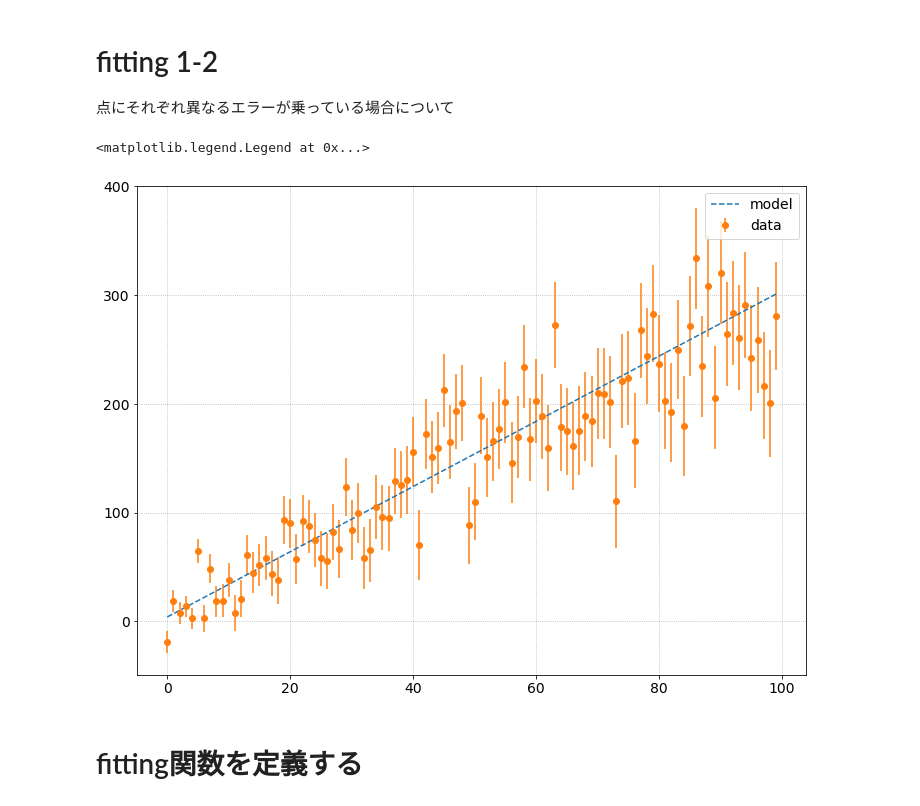
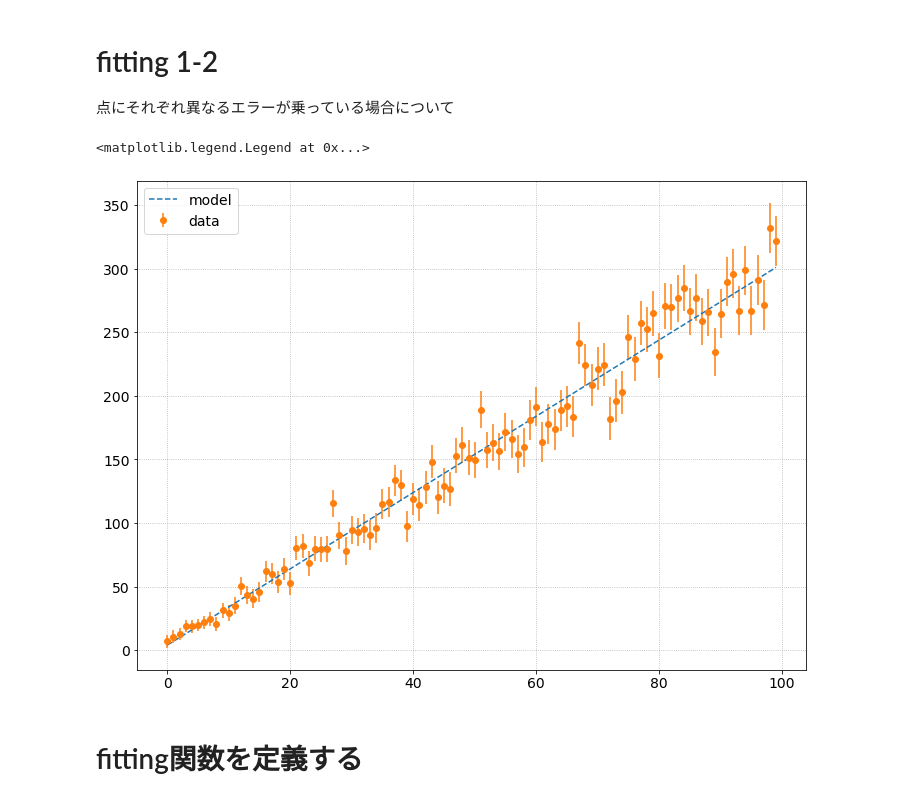
Before and after one commit to tterasaki/statistics, a Jupyter notebook: fitting1-2.ipynb, the cells around one changed output. Cells and saved outputs as stored; diff of their text form; code cells hidden in the pictures.

```diff
--- a/fitting1-2.ipynb
+++ b/fitting1-2.ipynb
@@ -22,21 +22,21 @@ from inspect import getsource
 # %%
 a_model = 3
 b_model = 4
 
 xdata = np.arange(0, 100, 1)
 
 #それぞれのデータ点にerrorbarを乗せる
-err_model = np.maximum(5*np.sqrt(xdata), 10)
+err_model = np.maximum(2*np.sqrt(xdata), 5)
 
 ymodel = a_model*xdata + b_model
 ydata = a_model * xdata + b_model + err_model*np.random.randn(len(xdata))
 
 plt.plot(xdata, ymodel, "--", label="model")
 plt.errorbar(xdata, ydata, yerr=err_model, fmt="o", label="data")
 plt.legend()
 # %% [output]
 <matplotlib.legend.Legend at 0x...>
-[figure, old version]
+[figure, new version]
 # %% [markdown]
 # fitting関数を定義する
 # %%
```
Also changed, not shown: parts of 6 cells of this notebook.
